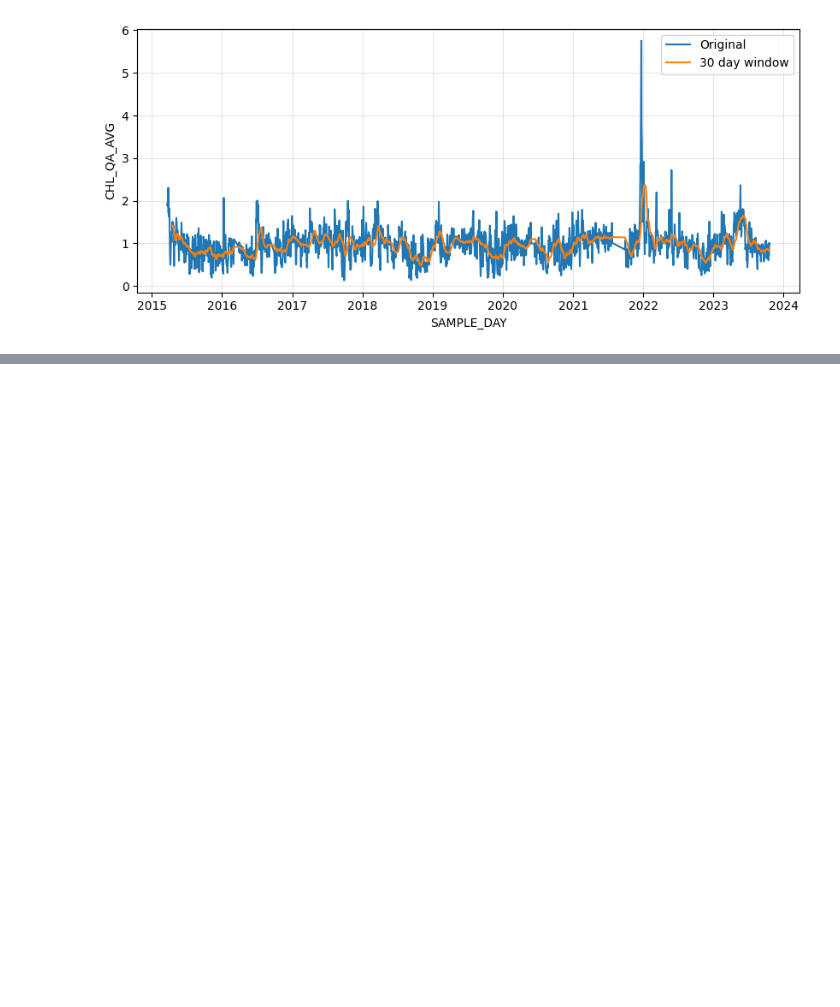
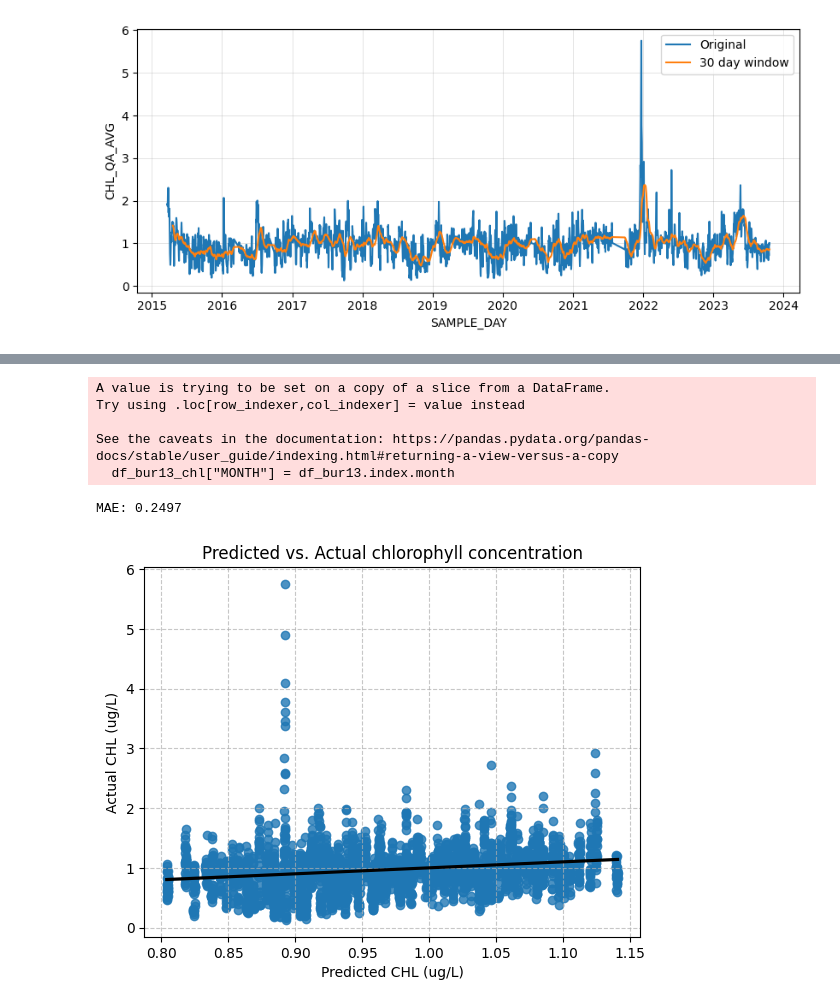
Before and after one commit to Talhamuhammadali/ML-projects, a Jupyter notebook: Linear Regression/Coral-analysis/coral.ipynb, the cells around one changed output, grey strips where cells are left out. Cells and saved outputs as stored; diff of their text form; code cells hidden in the pictures; blank space fills up the shorter version.

```diff
--- a/Linear Regression/Coral-analysis/coral.ipynb
+++ b/Linear Regression/Coral-analysis/coral.ipynb
@@ -138,0 +197,43 @@ plt.show()
+# %%
+# add a MONTH column
+df_bur13_chl["MONTH"] = df_bur13.index.month
+
+
+# define the predictors
+predictors_multi = ["idx", "MONTH"]
+
+# define X_multi - remember to create a constant column
+X_multi = sm.add_constant(df_bur13_chl[predictors_multi])
+
+# define the model. Use the same target Y as before
+model_multi = sm.OLS(Y, X_multi)
+
+# train the model
+results_multi = model_multi.fit()
+# %% [output]
+A value is trying to be set on a copy of a slice from a DataFrame.
+Try using .loc[row_indexer,col_indexer] = value instead
+
+See the caveats in the documentation: https://pandas.pydata.org/pandas-docs/stable/user_guide/indexing.html#returning-a-view-versus-a-copy
+  df_bur13_chl["MONTH"] = df_bur13.index.month
+# %%
+y_pred = results_multi.predict(X_multi)
+residuals = Y - y_pred
+MAE = (1/len(residuals)) * residuals.abs().sum()
+
+print("MAE:", round(MAE,4))
+# %% [output]
+MAE: 0.2497
+# %%
+regplot = sns.regplot(x=y_pred, y=Y, line_kws={'color': 'black'})
+
+plt.xlabel("Predicted CHL (ug/L)")
+plt.ylabel("Actual CHL (ug/L)")
+
+plt.title("Predicted vs. Actual chlorophyll concentration")
+
+plt.grid(alpha=0.7, linestyle="--")
+
+plt.show()
+# %% [output]
+[figure, added]
```
Also changed, not shown: parts of 4 cells of this notebook, 1 other file.
